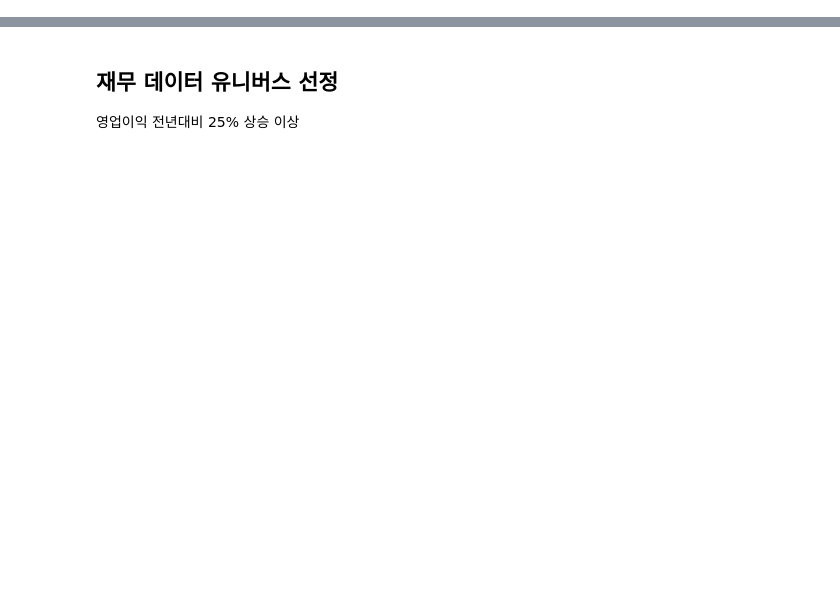
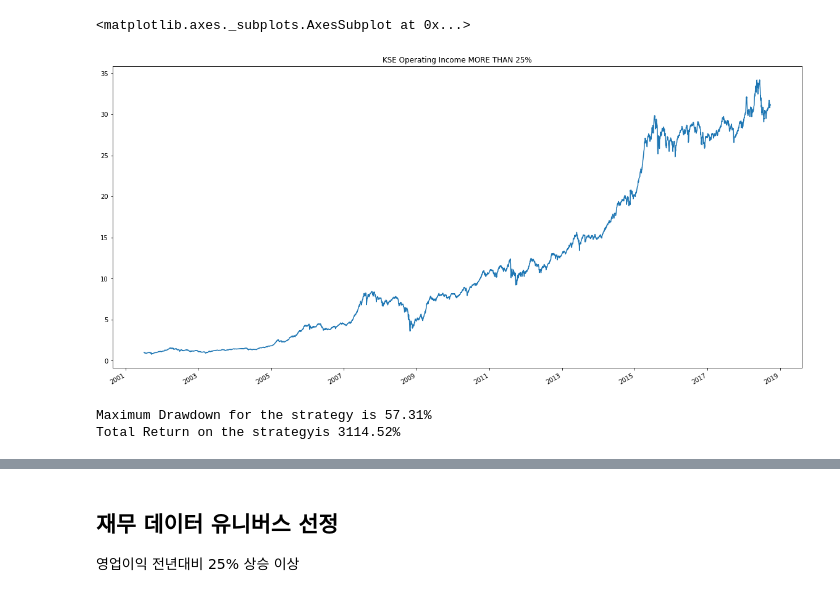
Before and after one commit to mannypac12/WiseData, a Jupyter notebook: Analysis/OP_Income_More_Than_25%.ipynb, the cells around one changed output, grey strips where cells are left out. Drawn from its saved outputs; the diff is of its cells as text; code cells hidden in the pictures; blank space fills up the shorter version.

```diff
--- a/OP_Income_More_Than_25%.ipynb
+++ b/Analysis/OP_Income_More_Than_25%.ipynb
@@ -16,0 +32,39 @@ kse_op_income = csv.financial_reader(filename='OP_INCOME_KSE.csv', directory=opi
+# %%
+b, c, d = a.back_date(kse_op_ic_yoy,  freq='Q')
+stock = a.stock_screen(kse_op_ic_yoy)
+
+kse_ret_data = pd.Series()
+
+for n_start, start, end in zip(b,c,d):
+
+    kse_ret_data = pd.concat([kse_ret_data, kse_price_rt[stock[n_start]].loc[start:end].mean(axis=1)])
+# %%
+kse_norm_dates = kse_op_ic_yoy.index
+kse_n_starts = kse_norm_dates[:-1]
+kse_starts = kse_n_starts + pd.tseries.offsets.MonthBegin()
+kse_ends = kse_norm_dates[1:]
+# %%
+kse_ret_data = pd.Series()
+
+for n_start, start, end in zip(kse_n_starts, kse_starts, kse_ends):
+
+    kse_ret_data = pd.concat([kse_ret_data, kse_price_rt[kse_stocks[n_start]].loc[start:end].mean(axis=1)])
+# %%
+kse_op_25_ret = pf(kse_ret_data)
+# %%
+fig, ax = plt.subplots()
+fig.set_size_inches(20, 10)
+
+ax.set_title('KSE Operating Income MORE THAN 25%')
+kse_op_25_ret.cumReturn().plot(ax = ax)
+# %% [output]
+<matplotlib.axes._subplots.AxesSubplot at 0x...>
+[figure, added]
+# %%
+# 1년
+max_drawdown = kse_op_25_ret.maxDrawDown(windows=252)
+print(f"Maximum Drawdown for the strategy is {abs(round(max_drawdown*100, 2))}%")
+print(f"Total Return on the strategyis {abs(round((kse_op_25_ret.data.prod() * 100),2))}%")
+# %% [output]
+Maximum Drawdown for the strategy is 57.31%
+Total Return on the strategyis 3114.52%
```
Also changed, not shown: parts of 9 cells of this notebook, 12 other files.
